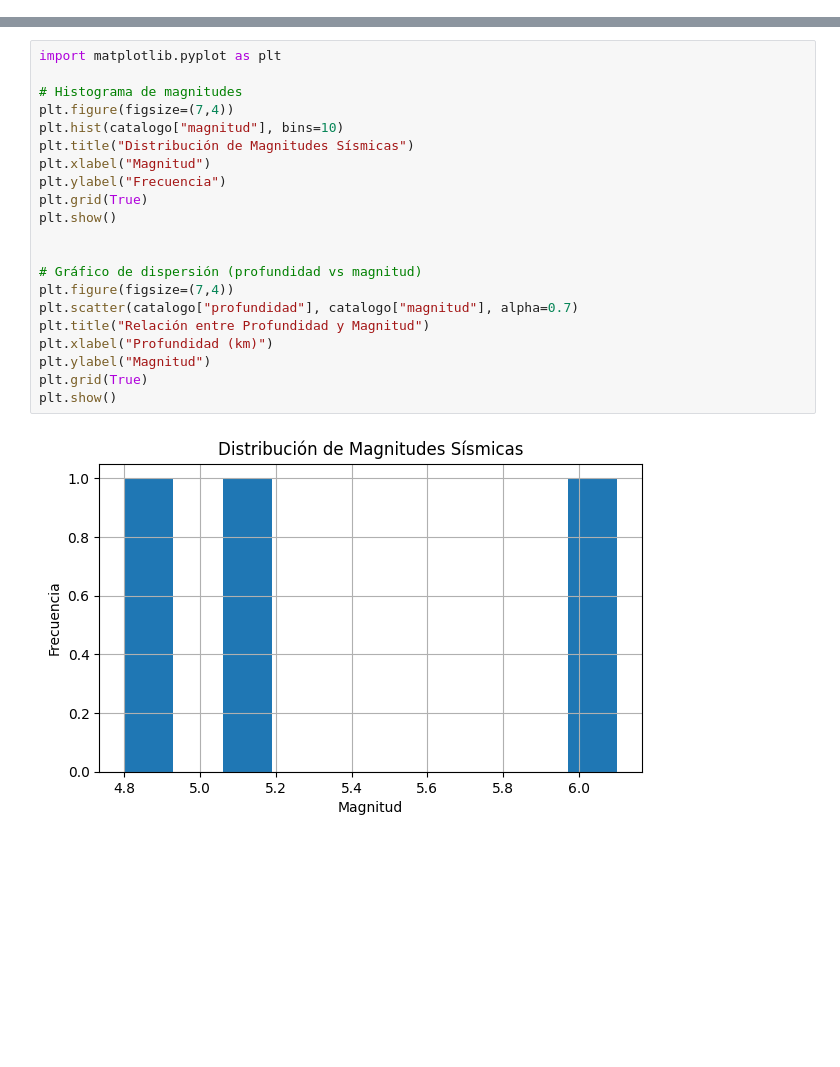
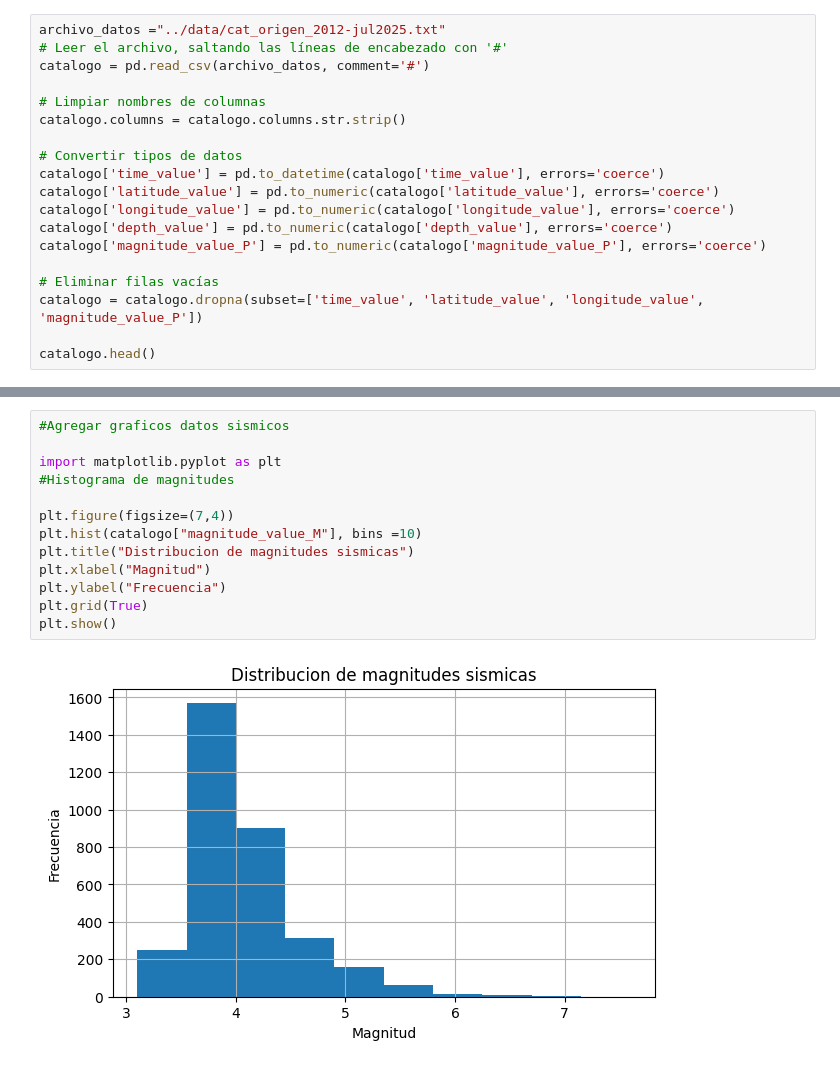
Before and after one commit to nandobpc/Seminario-Grupo10-Definitivo, a Jupyter notebook: script_prueba/exploracion.ipynb, the cells around one changed output, grey strips where cells are left out. Drawn from its saved outputs; the diff is of its cells as text; blank space fills up the shorter version.

```diff
--- a/script_prueba/exploracion.ipynb
+++ b/script_prueba/exploracion.ipynb
@@ -35,0 +7,19 @@ Filas cargadas: 3
+# %%
+archivo_datos ="../data/cat_origen_2012-jul2025.txt"
+# Leer el archivo, saltando las líneas de encabezado con '#'
+catalogo = pd.read_csv(archivo_datos, comment='#')
+
+# Limpiar nombres de columnas
+catalogo.columns = catalogo.columns.str.strip()
+
+# Convertir tipos de datos
+catalogo['time_value'] = pd.to_datetime(catalogo['time_value'], errors='coerce')
+catalogo['latitude_value'] = pd.to_numeric(catalogo['latitude_value'], errors='coerce')
+catalogo['longitude_value'] = pd.to_numeric(catalogo['longitude_value'], errors='coerce')
+catalogo['depth_value'] = pd.to_numeric(catalogo['depth_value'], errors='coerce')
+catalogo['magnitude_value_P'] = pd.to_numeric(catalogo['magnitude_value_P'], errors='coerce')
+
+# Eliminar filas vacías
+catalogo = catalogo.dropna(subset=['time_value', 'latitude_value', 'longitude_value', 'magnitude_value_P'])
+
+catalogo.head()
@@ -36,23 +34,15 @@ Filas cargadas: 3
 # %%
+#Agregar graficos datos sismicos
+
 import matplotlib.pyplot as plt
+#Histograma de magnitudes
 
-# Histograma de magnitudes
 plt.figure(figsize=(7,4))
-plt.hist(catalogo["magnitud"], bins=10)
-plt.title("Distribución de Magnitudes Sísmicas")
+plt.hist(catalogo["magnitude_value_M"], bins =10)
+plt.title("Distribucion de magnitudes sismicas")
 plt.xlabel("Magnitud")
 plt.ylabel("Frecuencia")
 plt.grid(True)
 plt.show()
-
-
-# Gráfico de dispersión (profundidad vs magnitud)
-plt.figure(figsize=(7,4))
-plt.scatter(catalogo["profundidad"], catalogo["magnitud"], alpha=0.7)
-plt.title("Relación entre Profundidad y Magnitud")
-plt.xlabel("Profundidad (km)")
-plt.ylabel("Magnitud")
-plt.grid(True)
-plt.show()
 # %% [output]
-[figure, old version]
+[figure, new version]
```
Also changed, not shown: parts of 9 cells of this notebook, 1 other file.
